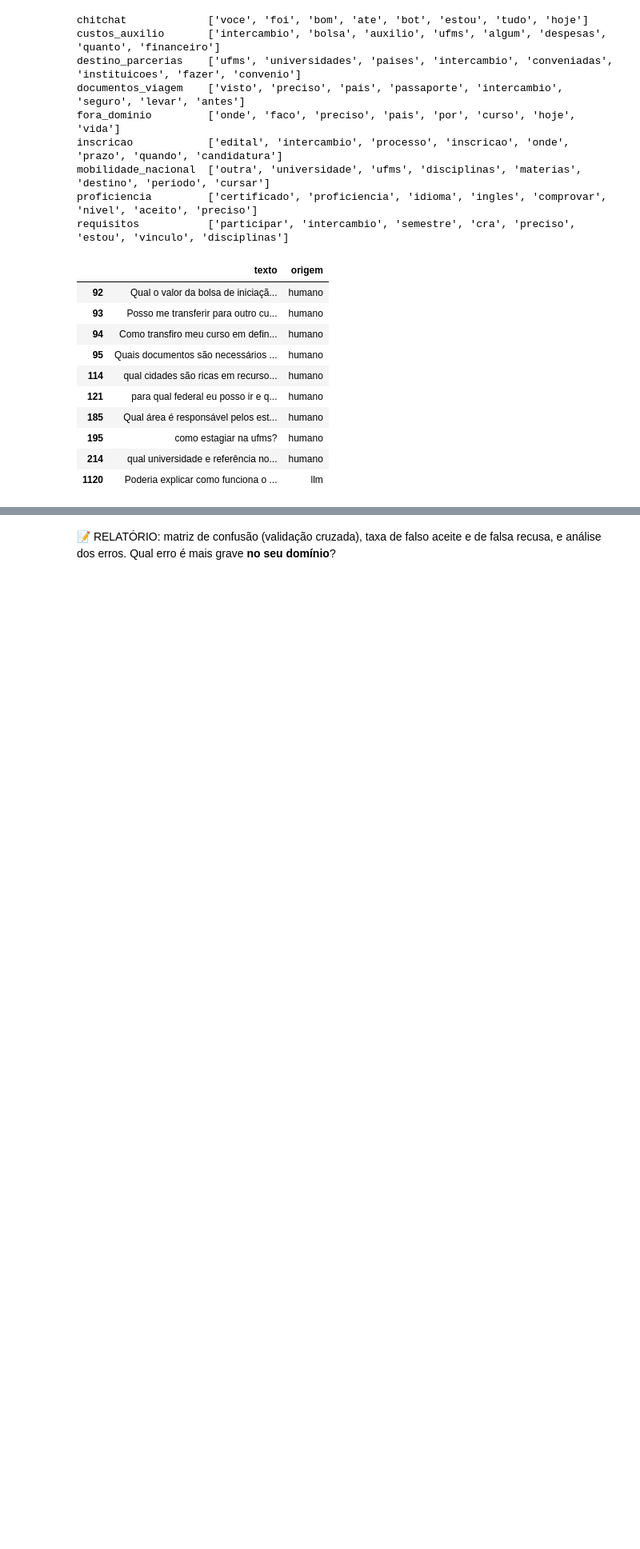
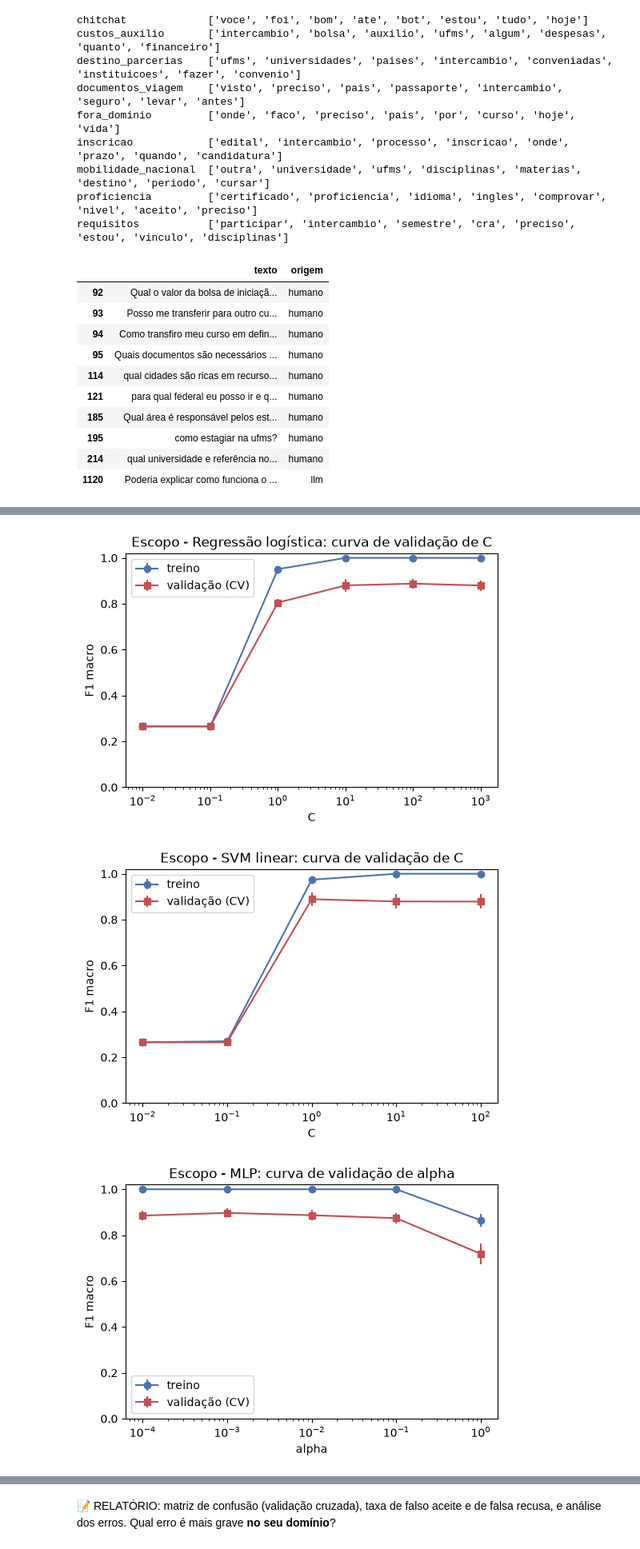
Before and after one commit to peedrocs/IA-2026-02-TP-Chatbot-RUMO, a Jupyter notebook: notebooks/01_trabalho_grupo.ipynb, the cells around one changed output, grey strips where cells are left out. Shown at 80% size. Saved outputs shown, nothing was run; the diff lists cells and outputs as text; code cells hidden in the pictures; blank space fills up the shorter version.

```diff
--- a/notebooks/01_trabalho_grupo.ipynb
+++ b/notebooks/01_trabalho_grupo.ipynb
@@ -283,0 +313,41 @@ print(busca_escopo.best_params_, round(busca_escopo.best_score_, 3))
+# %%
+def curva_validacao(busca, param, titulo, log=True):
+    """Curva de validação de um hiperparâmetro, com os demais fixos no melhor valor."""
+    res = pd.DataFrame(busca.cv_results_)
+    for p, v in busca.best_params_.items():          # fixa os outros parâmetros no melhor valor
+        if p != param:
+            res = res[res["param_" + p].astype(str) == str(v)]
+    res = res.assign(x=res["param_" + param].astype(float)).sort_values("x")
+
+    plt.figure(figsize=(6, 3.8))
+    plt.errorbar(res["x"], res["mean_train_score"], yerr=res["std_train_score"], fmt="o-", color=CORES[0], label="treino")
+    plt.errorbar(res["x"], res["mean_test_score"], yerr=res["std_test_score"], fmt="s-", color=CORES[3], label="validação (CV)")
+    if log:
+        plt.xscale("log")
+    plt.xlabel(param.split("__")[1]); plt.ylabel("F1 macro"); plt.ylim(0, 1.02)
+    plt.title(titulo); plt.legend(); plt.show()
+# %%
+grades_escopo = {
+    "Regressão logística": GridSearchCV(
+        Pipeline([("vetorizador", tfidf_caracteres()), ("classificador", LogisticRegression(max_iter=2000))]),
+        param_grid={"vetorizador__ngram_range": [(2, 4), (2, 5), (3, 6)],
+                    "classificador__C": [0.01, 0.1, 1, 10, 100, 1000]},
+        scoring="f1_macro", cv=cv, n_jobs=-1, return_train_score=True),
+
+    "SVM linear": GridSearchCV(
+        Pipeline([("vetorizador", tfidf_caracteres()), ("classificador", SVC(kernel="linear", probability=True))]),
+        param_grid={"vetorizador__ngram_range": [(2, 4), (2, 5)],
+                    "classificador__C": [0.01, 0.1, 1, 10, 100]},
+        scoring="f1_macro", cv=cv, n_jobs=-1, return_train_score=True),
+
+    "Rede neural (MLP)": GridSearchCV(
+        Pipeline([("vetorizador", tfidf_caracteres()),
+                  ("classificador", MLPClassifier(max_iter=600, random_state=RANDOM_STATE))]),
+        param_grid={"classificador__hidden_layer_sizes": [(32,), (64,), (128,)],
+                    "classificador__alpha": [1e-4, 1e-3, 1e-2, 1e-1, 1]},
+        scoring="f1_macro", cv=cv, n_jobs=-1, return_train_score=True),
+}
+
+for nome, busca in grades_escopo.items():
+    busca.fit(treino["texto"], treino["escopo"])
+    print(f"{nome:22s} {busca.best_params_}  F1 = {busca.best_score_:.3f}")
@@ -283,0 +358,8 @@ print(busca_escopo.best_params_, round(busca_escopo.best_score_, 3))
+# %%
+curva_validacao(grades_escopo["Regressão logística"], "classificador__C", "Escopo - Regressão logística: curva de validação de C")
+curva_validacao(grades_escopo["SVM linear"], "classificador__C", "Escopo - SVM linear: curva de validação de C")
+curva_validacao(grades_escopo["Rede neural (MLP)"], "classificador__alpha", "Escopo - MLP: curva de validação de alpha")
+# %% [output]
+[figure, added]
+[figure, added]
+[figure, added]
```
Also changed, not shown: parts of 27 cells of this notebook, 1 other file.
